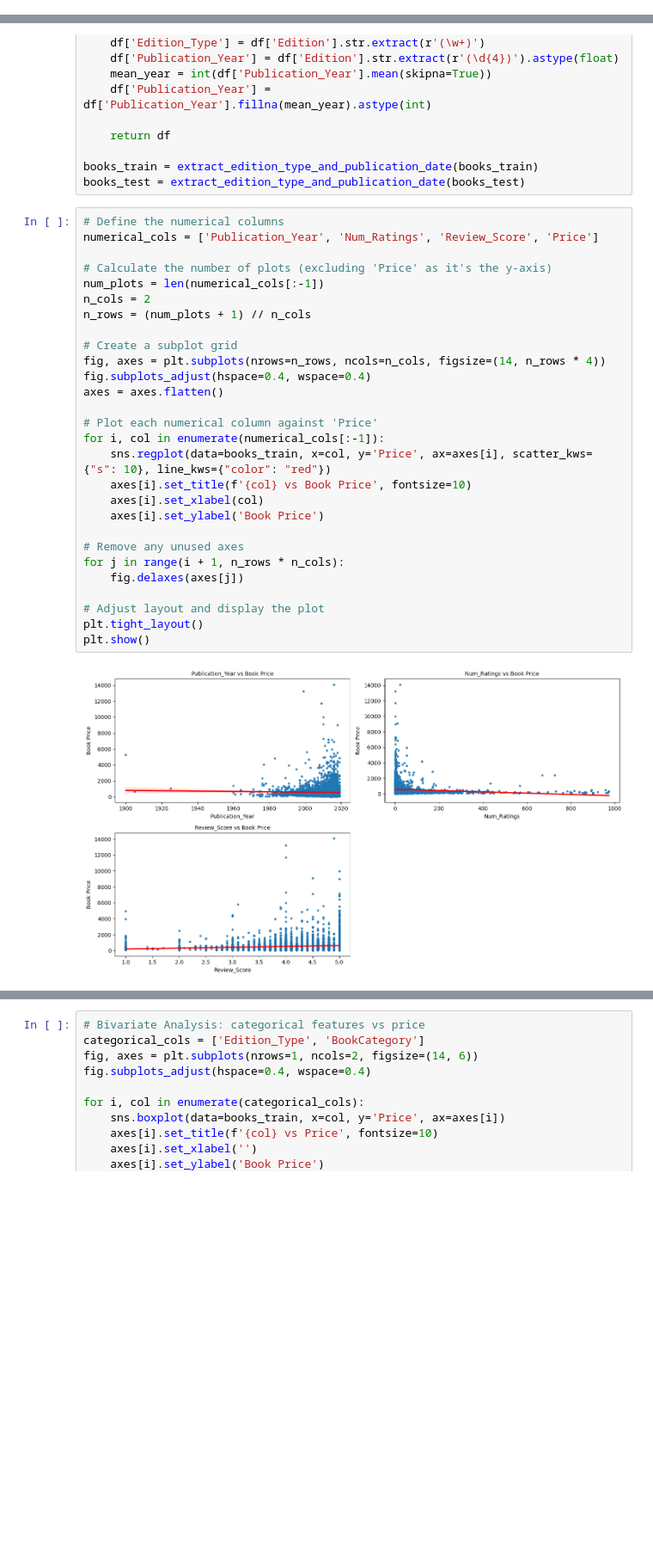
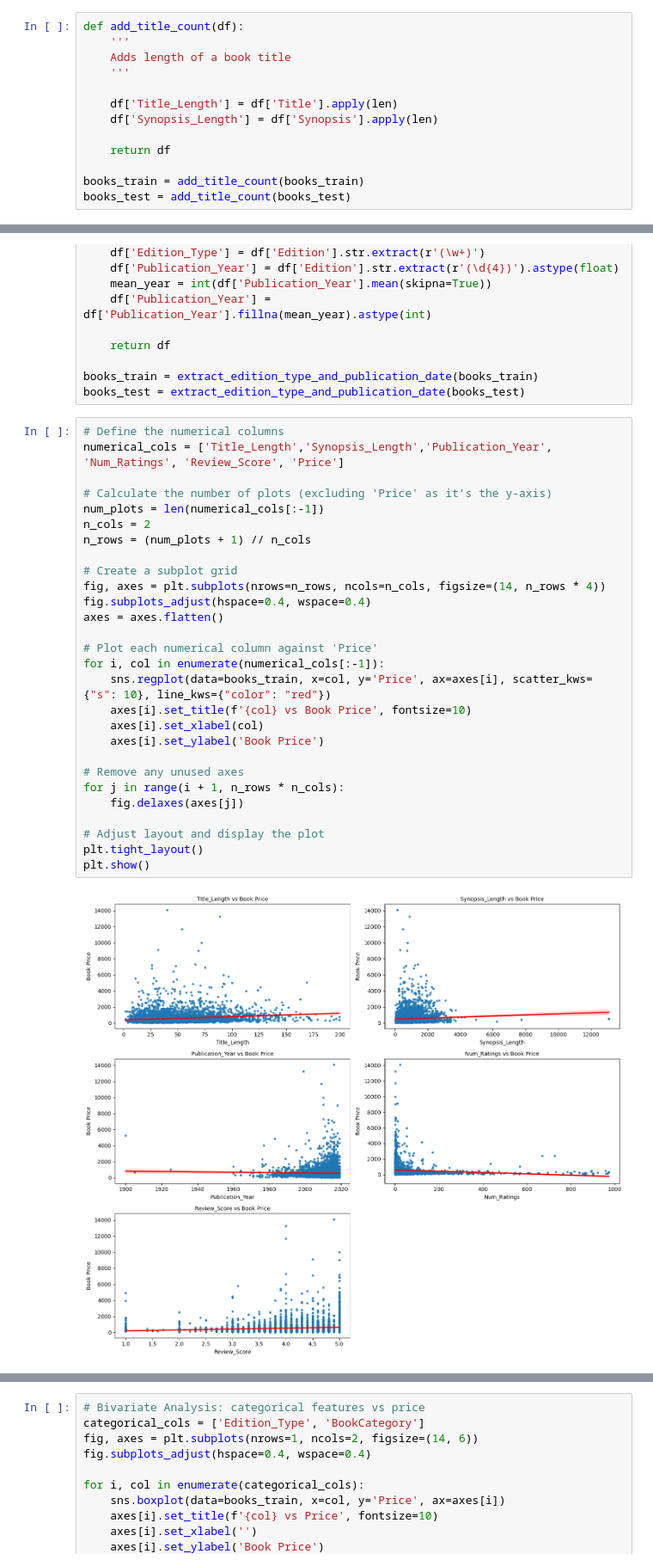
Before and after one commit to MNCEDISIMNCWABE/myportfolio, a Jupyter notebook: Competitions/Predict_Price_of_a_Book.ipynb, the cells around one changed output, grey strips where cells are left out. Shown at 86% size. Saved outputs shown, nothing was run; the diff lists cells and outputs as text; blank space fills up the shorter version.

```diff
--- a/Competitions/Predict_Price_of_a_Book.ipynb
+++ b/Competitions/Predict_Price_of_a_Book.ipynb
@@ -159,6 +160,19 @@ def process_reviews_and_ratings(df):
 
 books_train = process_reviews_and_ratings(books_train)
 books_test = process_reviews_and_ratings(books_test)
+# %%
+def add_title_count(df):
+    '''
+    Adds length of a book title
+    '''
+
+    df['Title_Length'] = df['Title'].apply(len)
+    df['Synopsis_Length'] = df['Synopsis'].apply(len)
+
+    return df
+
+books_train = add_title_count(books_train)
+books_test = add_title_count(books_test)
 # %%
 # Plotting distributions of Review Scores and Number of Ratings
 fig, axes = plt.subplots(1, 2, figsize=(12, 4))
@@ -200,34 +214,34 @@ books_train = extract_edition_type_and_publication_date(books_train)
 books_test = extract_edition_type_and_publication_date(books_test)
 # %%
 # Define the numerical columns
-numerical_cols = ['Publication_Year', 'Num_Ratings', 'Review_Score', 'Price']
+numerical_cols = ['Title_Length','Synopsis_Length','Publication_Year', 'Num_Ratings', 'Review_Score', 'Price']
 
 # Calculate the number of plots (excluding 'Price' as it's the y-axis)
 num_plots = len(numerical_cols[:-1])
 n_cols = 2
 n_rows = (num_plots + 1) // n_cols
 
 # Create a subplot grid
 fig, axes = plt.subplots(nrows=n_rows, ncols=n_cols, figsize=(14, n_rows * 4))
 fig.subplots_adjust(hspace=0.4, wspace=0.4)
 axes = axes.flatten()
 
 # Plot each numerical column against 'Price'
 for i, col in enumerate(numerical_cols[:-1]):
     sns.regplot(data=books_train, x=col, y='Price', ax=axes[i], scatter_kws={"s": 10}, line_kws={"color": "red"})
     axes[i].set_title(f'{col} vs Book Price', fontsize=10)
     axes[i].set_xlabel(col)
     axes[i].set_ylabel('Book Price')
 
 # Remove any unused axes
 for j in range(i + 1, n_rows * n_cols):
     fig.delaxes(axes[j])
 
 # Adjust layout and display the plot
 plt.tight_layout()
 plt.show()
 # %% [output]
-[figure, old version]
+[figure, new version]
 # %% [markdown]
 - Looking at Publication year, the majority of books, especially those published after 2000, are clustered at lower price points. This could indicate that newer books are priced more competitively or that there is a wider availability of affordable editions.
 - The distribution is heavily right-skewed with most books having fewer than 200 ratings, yet these books span a wide range of prices. This might suggest that the number of ratings, which could be a proxy for popularity, does not necessarily correlate with higher prices.
```
Also changed, not shown: parts of 15 cells of this notebook, 1 other file.
